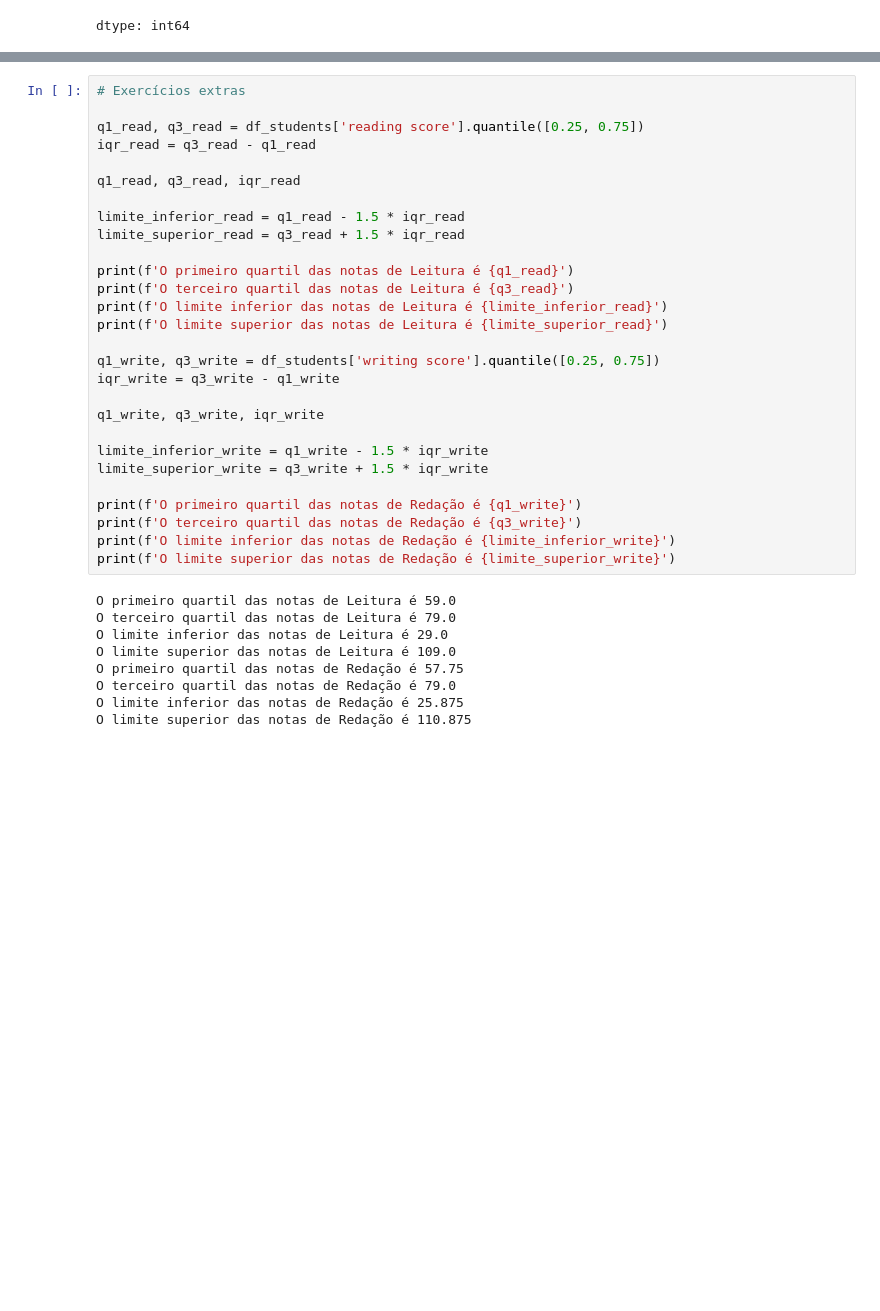
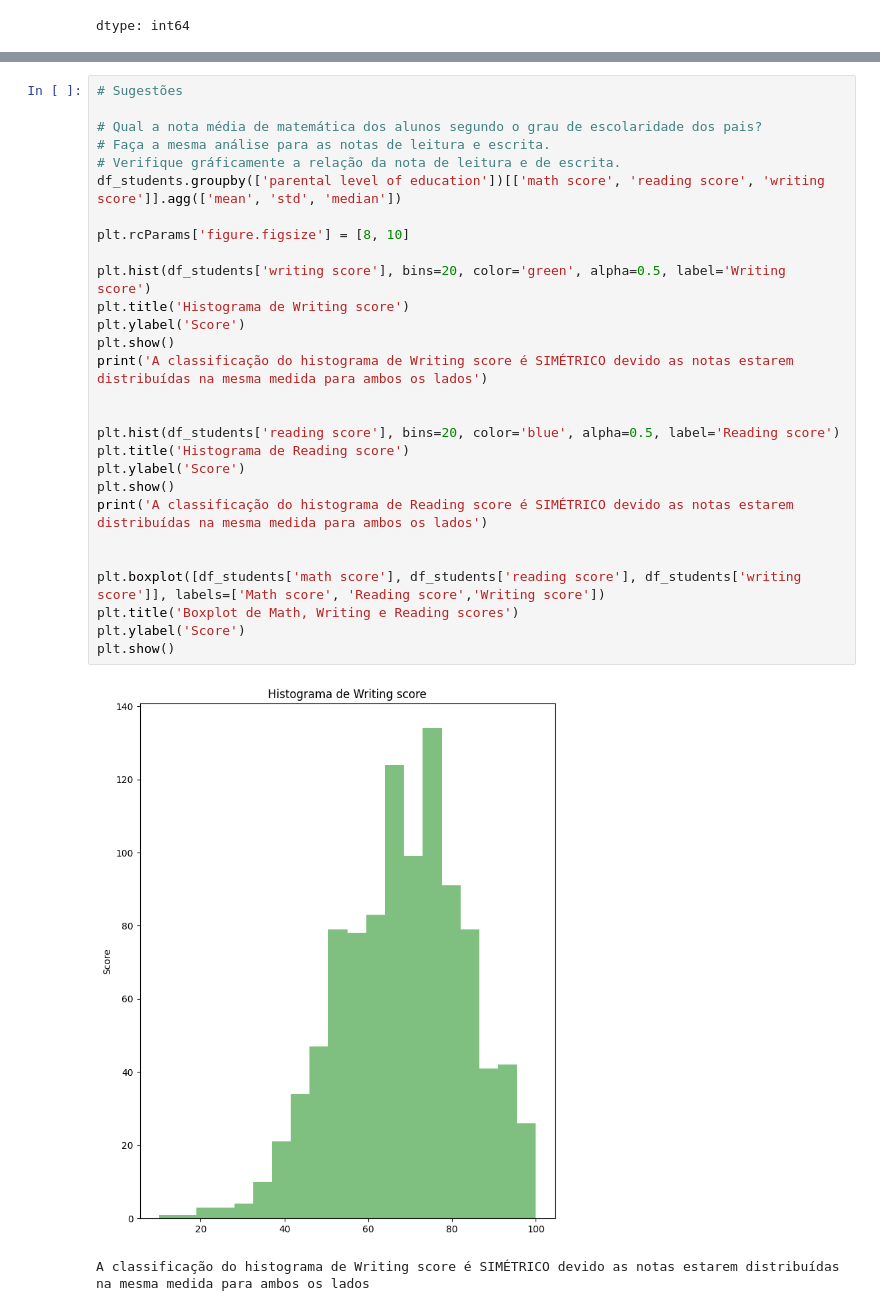
Before and after one commit to dsreliete/Womakerscode-DA-desafio_squad, a Jupyter notebook: Desafio2.ipynb, the cells around one changed output, grey strips where cells are left out. Saved outputs shown, nothing was run; the diff lists cells and outputs as text; blank space fills up the shorter version.

```diff
--- a/Desafio2.ipynb
+++ b/Desafio2.ipynb
@@ -156,37 +197,31 @@ dtype: float64
-# %%
-# Exercícios extras
-
-q1_read, q3_read = df_students['reading score'].quantile([0.25, 0.75])
-iqr_read = q3_read - q1_read
-
-q1_read, q3_read, iqr_read
-
-limite_inferior_read = q1_read - 1.5 * iqr_read
-limite_superior_read = q3_read + 1.5 * iqr_read
-
-print(f'O primeiro quartil das notas de Leitura é {q1_read}')
-print(f'O terceiro quartil das notas de Leitura é {q3_read}')
-print(f'O limite inferior das notas de Leitura é {limite_inferior_read}')
-print(f'O limite superior das notas de Leitura é {limite_superior_read}')
-
-q1_write, q3_write = df_students['writing score'].quantile([0.25, 0.75])
-iqr_write = q3_write - q1_write
-
-q1_write, q3_write, iqr_write
-
-limite_inferior_write = q1_write - 1.5 * iqr_write
-limite_superior_write = q3_write + 1.5 * iqr_write
-
-print(f'O primeiro quartil das notas de Redação é {q1_write}')
-print(f'O terceiro quartil das notas de Redação é {q3_write}')
-print(f'O limite inferior das notas de Redação é {limite_inferior_write}')
-print(f'O limite superior das notas de Redação é {limite_superior_write}')
-# %% [output]
-O primeiro quartil das notas de Leitura é 59.0
-O terceiro quartil das notas de Leitura é 79.0
-O limite inferior das notas de Leitura é 29.0
-O limite superior das notas de Leitura é 109.0
-O primeiro quartil das notas de Redação é 57.75
-O terceiro quartil das notas de Redação é 79.0
-O limite inferior das notas de Redação é 25.875
-O limite superior das notas de Redação é 110.875
+# %%
+# Sugestões
+
+# Qual a nota média de matemática dos alunos segundo o grau de escolaridade dos pais?
+# Faça a mesma análise para as notas de leitura e escrita.
+# Verifique gráficamente a relação da nota de leitura e de escrita.
+df_students.groupby(['parental level of education'])[['math score', 'reading score', 'writing score']].agg(['mean', 'std', 'median'])
+
+plt.rcParams['figure.figsize'] = [8, 10]
+
+plt.hist(df_students['writing score'], bins=20, color='green', alpha=0.5, label='Writing score')
+plt.title('Histograma de Writing score')
+plt.ylabel('Score')
+plt.show()
+print('A classificação do histograma de Writing score é SIMÉTRICO devido as notas estarem distribuídas na mesma medida para ambos os lados')
+
+
+plt.hist(df_students['reading score'], bins=20, color='blue', alpha=0.5, label='Reading score')
+plt.title('Histograma de Reading score')
+plt.ylabel('Score')
+plt.show()
+print('A classificação do histograma de Reading score é SIMÉTRICO devido as notas estarem distribuídas na mesma medida para ambos os lados')
+
+
+plt.boxplot([df_students['math score'], df_students['reading score'], df_students['writing score']], labels=['Math score', 'Reading score','Writing score'])
+plt.title('Boxplot de Math, Writing e Reading scores')
+plt.ylabel('Score')
+plt.show()
+# %% [output]
+[figure, added]
+A classificação do histograma de Writing score é SIMÉTRICO devido as notas estarem distribuídas na mesma medida para ambos os lados
```
Also changed, not shown: parts of 4 cells of this notebook.
